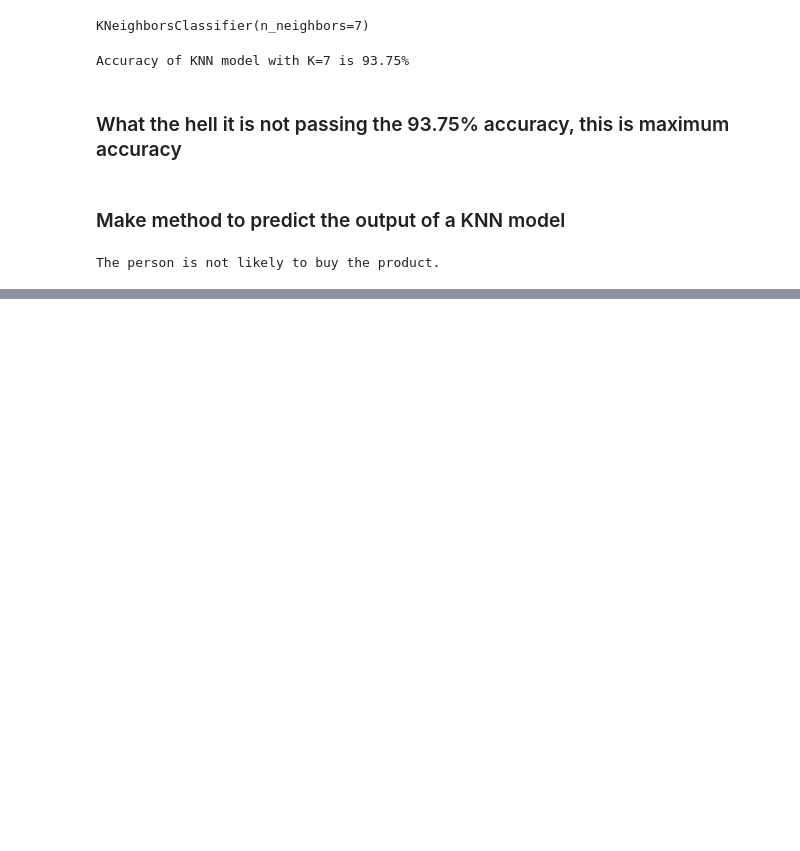
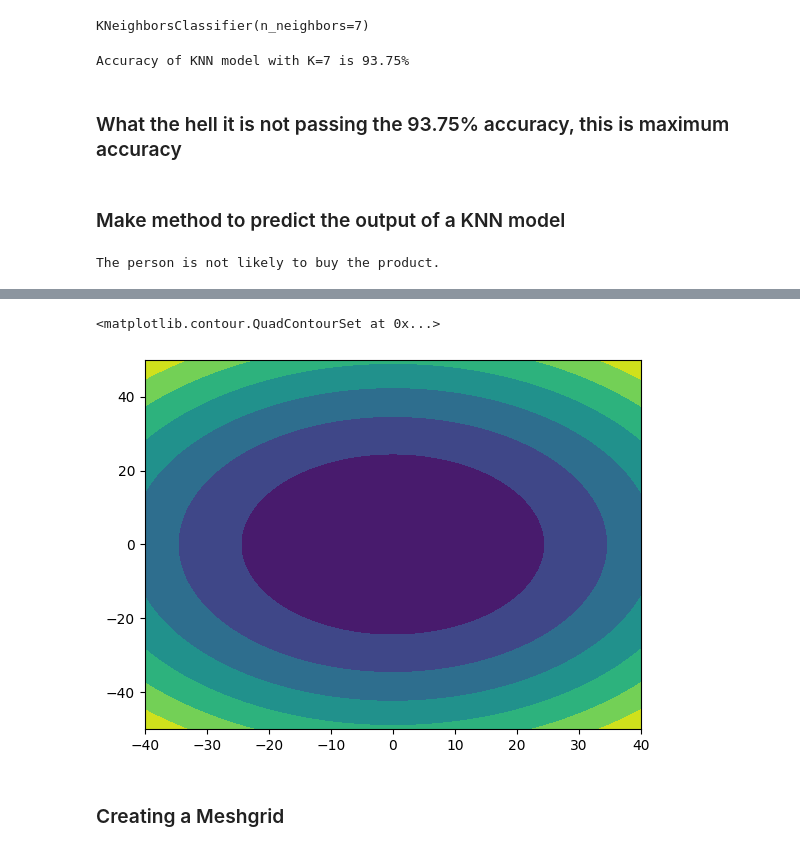
Before and after one commit to NoumanZahid-85/Machine-Learning-Labs, a Jupyter notebook: Task8_K-Nearest-Neighbours(KNN)/Find-K-Methods-in-KNN.ipynb, the cells around one changed output, grey strips where cells are left out. Drawn from its saved outputs; the diff is of its cells as text; code cells hidden in the pictures; blank space fills up the shorter version.

```diff
--- a/Task8_K-Nearest-Neighbours(KNN)/Find-K-Methods-in-KNN.ipynb
+++ b/Task8_K-Nearest-Neighbours(KNN)/Find-K-Methods-in-KNN.ipynb
@@ -216,0 +224,12 @@ The person is not likely to buy the product.
+# %%
+X = np.linspace(-40, 40, 100)
+y = np.linspace(-50, 50, 90)
+XX, YY = np.meshgrid(X, y)
+# This is elipse equation
+Z = (XX**2 + YY**2)
+plt.contourf(XX, YY, Z)
+# %% [output]
+<matplotlib.contour.QuadContourSet at 0x...>
+[figure, added]
+# %% [markdown]
+### Creating a Meshgrid
```
Also changed, not shown: parts of 11 cells of this notebook.
